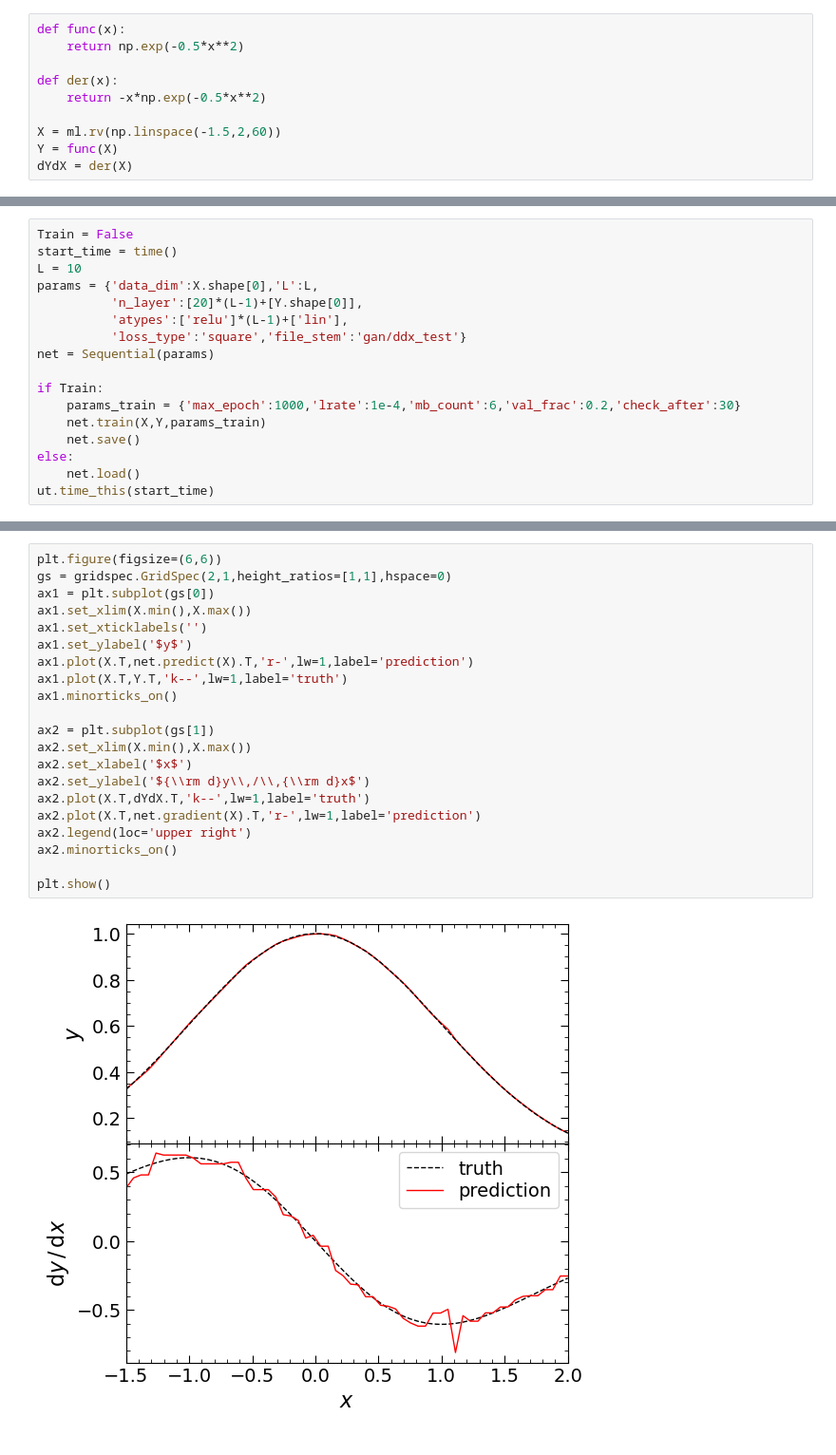
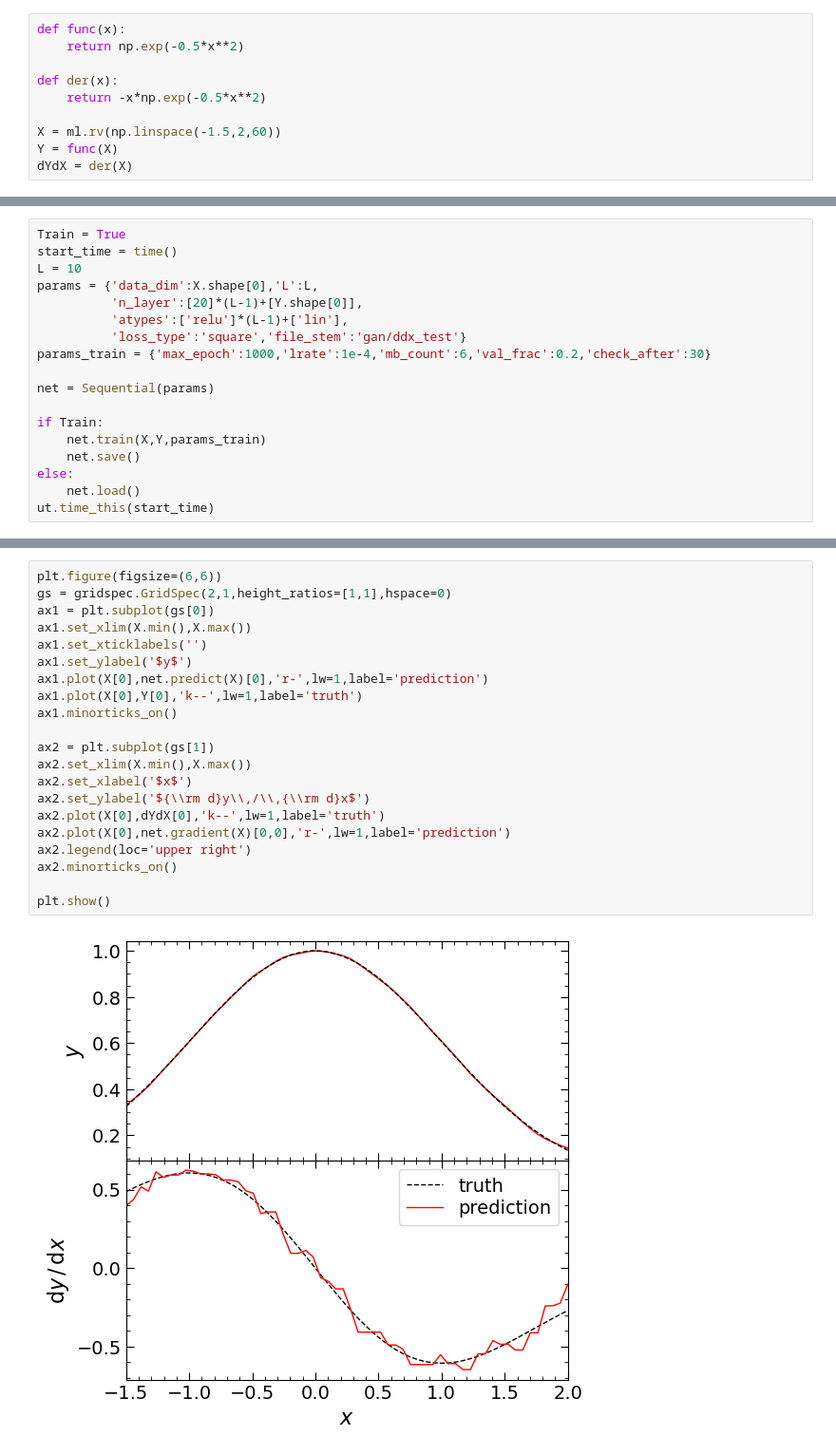
Before and after one commit to a-paranjape/mlfundas, a Jupyter notebook: examples/GAN_Example.ipynb, the cells around one changed output, grey strips where cells are left out. Shown at 95% size. Saved outputs shown, nothing was run; the diff lists cells and outputs as text.

Commit message:
fixed dimensionality issues with mini-batches in Sequential.gradient calculation

```diff
--- a/examples/GAN_Example.ipynb
+++ b/examples/GAN_Example.ipynb
@@ -60,15 +60,16 @@ dYdX = der(X)
 # %%
-Train = False
+Train = True
 start_time = time()
 L = 10
 params = {'data_dim':X.shape[0],'L':L,
           'n_layer':[20]*(L-1)+[Y.shape[0]],
           'atypes':['relu']*(L-1)+['lin'],
           'loss_type':'square','file_stem':'gan/ddx_test'}
+params_train = {'max_epoch':1000,'lrate':1e-4,'mb_count':6,'val_frac':0.2,'check_after':30}
+
 net = Sequential(params)
 
 if Train:
-    params_train = {'max_epoch':1000,'lrate':1e-4,'mb_count':6,'val_frac':0.2,'check_after':30}
     net.train(X,Y,params_train)
     net.save()
 else:
@@ -90,23 +94,23 @@ ut.time_this(start_time)
 # %%
 plt.figure(figsize=(6,6))
 gs = gridspec.GridSpec(2,1,height_ratios=[1,1],hspace=0)
 ax1 = plt.subplot(gs[0])
 ax1.set_xlim(X.min(),X.max())
 ax1.set_xticklabels('')
 ax1.set_ylabel('$y$')
-ax1.plot(X.T,net.predict(X).T,'r-',lw=1,label='prediction')
-ax1.plot(X.T,Y.T,'k--',lw=1,label='truth')
+ax1.plot(X[0],net.predict(X)[0],'r-',lw=1,label='prediction')
+ax1.plot(X[0],Y[0],'k--',lw=1,label='truth')
 ax1.minorticks_on()
 
 ax2 = plt.subplot(gs[1])
 ax2.set_xlim(X.min(),X.max())
 ax2.set_xlabel('$x$')
 ax2.set_ylabel('${\\rm d}y\\,/\\,{\\rm d}x$')
-ax2.plot(X.T,dYdX.T,'k--',lw=1,label='truth')
-ax2.plot(X.T,net.gradient(X).T,'r-',lw=1,label='prediction')
+ax2.plot(X[0],dYdX[0],'k--',lw=1,label='truth')
+ax2.plot(X[0],net.gradient(X)[0,0],'r-',lw=1,label='prediction')
 ax2.legend(loc='upper right')
 ax2.minorticks_on()
 
 plt.show()
 # %% [output]
-[figure, old version]
+[figure, new version]
```
Also changed, not shown: parts of 6 cells of this notebook, 22 other files.
